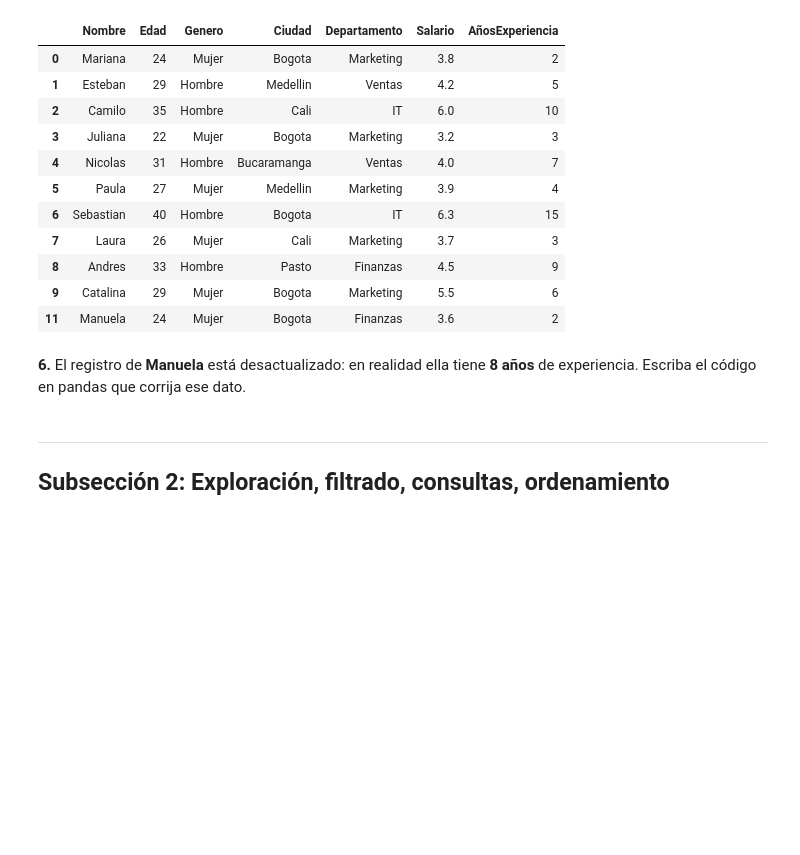
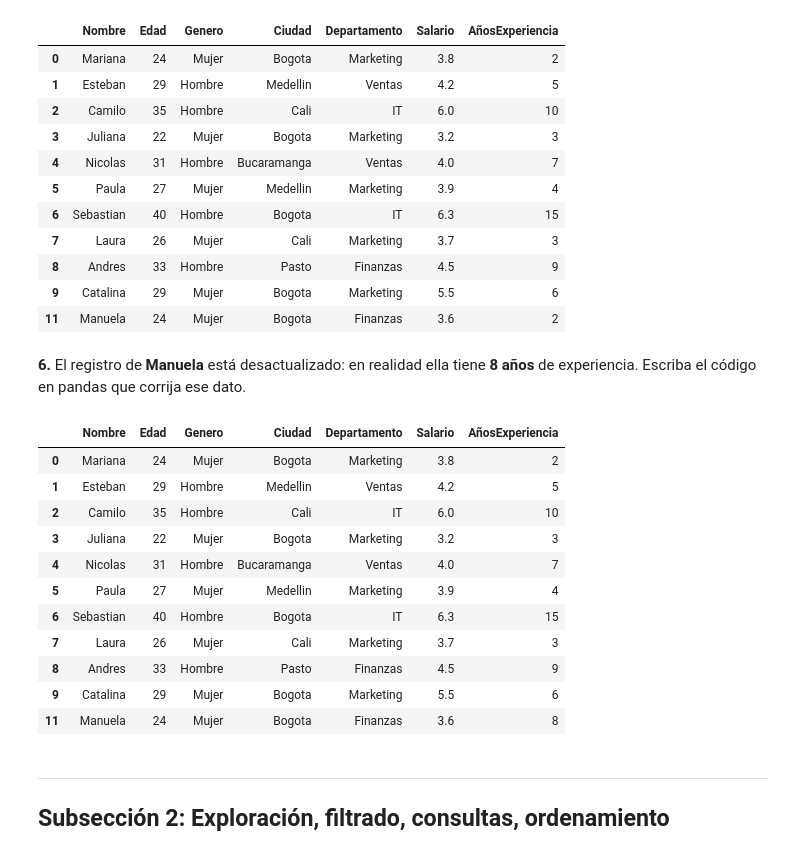
Before and after one commit to Joelcantor/aprendiendo_git_hub, a Jupyter notebook: Taller_Preparcial_Seccion3_Pandas.ipynb, the cells around one changed output. Saved outputs shown, nothing was run; the diff lists cells and outputs as text; code cells hidden in the pictures; blank space fills up the shorter version.

Commit message:
Subseccion 1-punto 6: experiencia

```diff
--- a/Taller_Preparcial_Seccion3_Pandas.ipynb
+++ b/Taller_Preparcial_Seccion3_Pandas.ipynb
@@ -156,7 +156,21 @@ df
 # %% [markdown]
 **6.** El registro de **Manuela** está desactualizado: en realidad ella tiene **8 años** de experiencia. Escriba el código en pandas que corrija ese dato.
 # %%
-# Escriba aquí su código
+df.loc[df["Nombre"]=="Manuela","AñosExperiencia"]=8
+df
+# %% [output]
+|  | Nombre | Edad | Genero | Ciudad | Departamento | Salario | AñosExperiencia |
+| 0 | Mariana | 24 | Mujer | Bogota | Marketing | 3.8 | 2 |
+| 1 | Esteban | 29 | Hombre | Medellin | Ventas | 4.2 | 5 |
+| 2 | Camilo | 35 | Hombre | Cali | IT | 6.0 | 10 |
+| 3 | Juliana | 22 | Mujer | Bogota | Marketing | 3.2 | 3 |
+| 4 | Nicolas | 31 | Hombre | Bucaramanga | Ventas | 4.0 | 7 |
+| 5 | Paula | 27 | Mujer | Medellin | Marketing | 3.9 | 4 |
+| 6 | Sebastian | 40 | Hombre | Bogota | IT | 6.3 | 15 |
+| 7 | Laura | 26 | Mujer | Cali | Marketing | 3.7 | 3 |
+| 8 | Andres | 33 | Hombre | Pasto | Finanzas | 4.5 | 9 |
+| 9 | Catalina | 29 | Mujer | Bogota | Marketing | 5.5 | 6 |
+| 11 | Manuela | 24 | Mujer | Bogota | Finanzas | 3.6 | 8 |
 # %% [markdown]
 ---
 ## Subsección 2: Exploración, filtrado, consultas, ordenamiento
```
